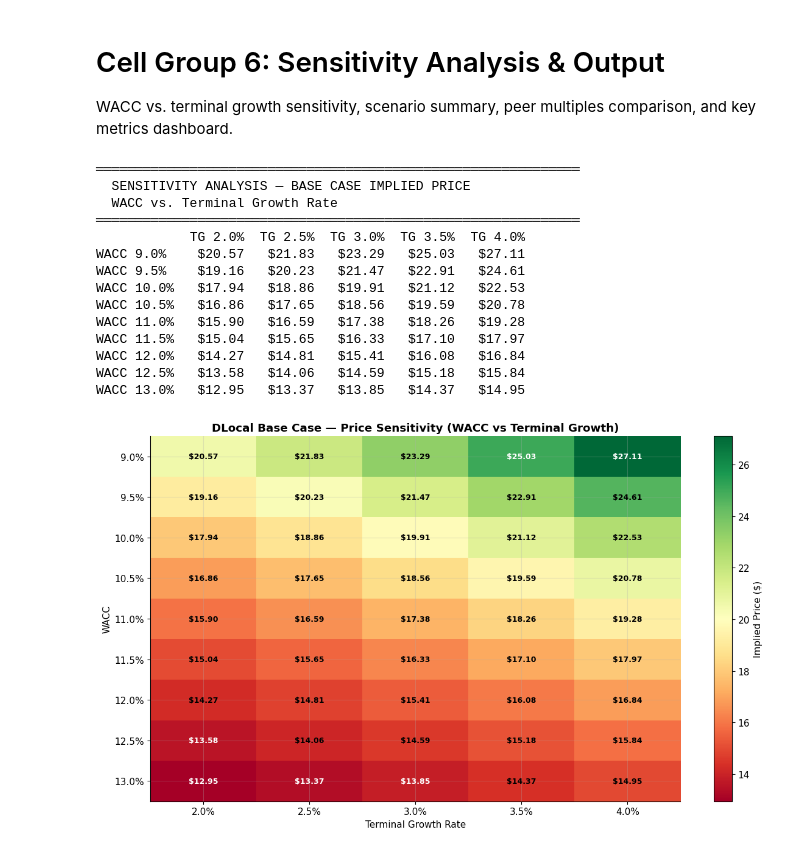
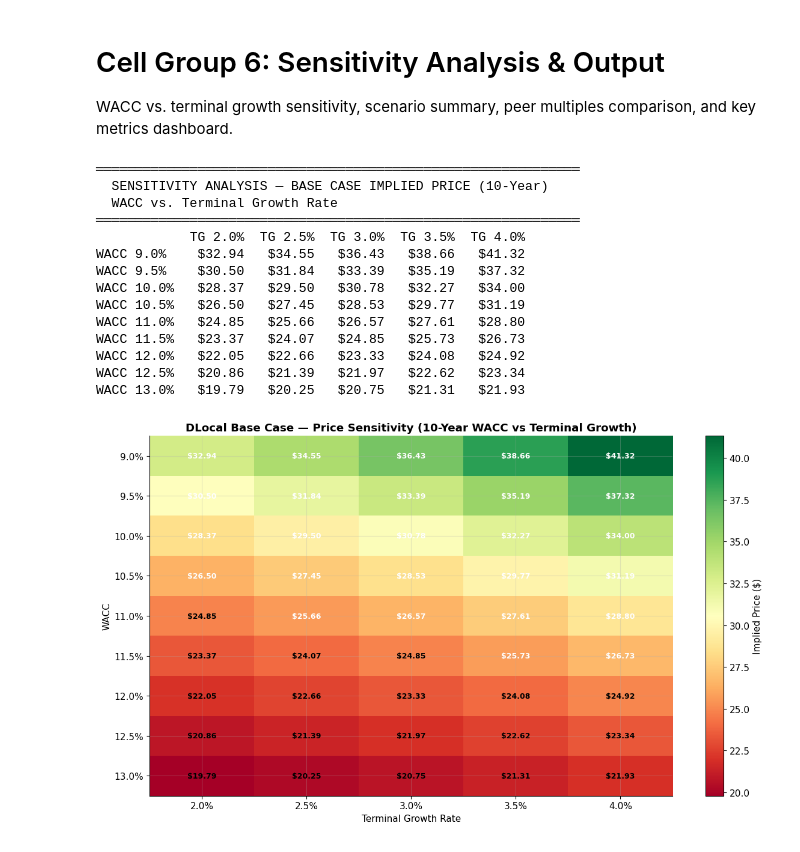
Before and after one commit to eyal-weiss/DLO-investment-analysis, a Jupyter notebook: dlo_financial_model.ipynb, the cells around one changed output. Saved outputs shown, nothing was run; the diff lists cells and outputs as text; code cells hidden in the pictures.

```diff
--- a/dlo_financial_model.ipynb
+++ b/dlo_financial_model.ipynb
@@ -336,9 +336,9 @@ geo_revenue['Pct_2024'] = geo_revenue['FY2024'] / geo_revenue['FY2024'].sum()
 # TPV by product type
 tpv_product = pd.DataFrame({
     'Year':       [2022,   2023,   2024,   2025],
-    'Pay_Ins_B':  [7.0,    12.8,   17.9,   26.6],
-    'Pay_Outs_B': [2.8,    4.9,    7.7,    11.4],
-    'Total_TPV_B':[9.8,    17.7,   25.6,   38.0],
+    'Pay_Ins_B':  [7.0,    12.8,   17.9,   28.6],
+    'Pay_Outs_B': [2.8,    4.9,    7.7,    12.2],
+    'Total_TPV_B':[9.8,    17.7,   25.6,   40.8],
 }).set_index('Year')
 
 tpv_product['PayIn_Pct'] = tpv_product['Pay_Ins_B'] / tpv_product['Total_TPV_B']
@@ -347,8 +347,8 @@ tpv_product['PayOut_Pct'] = tpv_product['Pay_Outs_B'] / tpv_product['Total_TPV_B
 # Flow type
 flow_type = pd.DataFrame({
     'Year':           [2022,  2023,  2024,  2025],
-    'Cross_Border_B': [5.5,   8.7,   11.9,  16.5],
-    'Local_Local_B':  [4.3,   9.0,   13.7,  21.5],
+    'Cross_Border_B': [5.5,   8.7,   11.9,  17.7],
+    'Local_Local_B':  [4.3,   9.0,   13.7,  23.1],
 }).set_index('Year')
 
 print('══════════════════════════════════════════════════════════')
@@ -1008,10 +1112,10 @@ for yr in proj_years:
     # Simplified CFO = NI + D&A + SBC + WC changes (assume flat)
     cfo = ni + da + sbc
     fcf = cfo - capex
-    buyback = min(50_000, fcf * 0.35)  # 35% of FCF to buybacks
+    dividend = p.loc[yr, 'Dividend_K'] if 'Dividend_K' in p.columns else fcf * 0.30
 
-    cash = prev_cash + fcf - buyback
-    equity = prev_equity + ni + sbc - buyback  # equity grows by NI + SBC - buybacks
+    cash = prev_cash + fcf - dividend
+    equity = prev_equity + ni + sbc - dividend  # equity grows by NI + SBC - dividends
 
     bs_proj.loc[yr, 'Cash'] = cash
     bs_proj.loc[yr, 'Total_Assets'] = cash + rev * 0.55  # rough proxy
@@ -1020,7 +1124,7 @@ for yr in proj_years:
     bs_proj.loc[yr, 'FCF'] = fcf
     bs_proj.loc[yr, 'CFO'] = cfo
     bs_proj.loc[yr, 'Capex'] = -capex
-    bs_proj.loc[yr, 'Buybacks'] = -buyback
+    bs_proj.loc[yr, 'Dividends'] = -dividend
 
     prev_cash = cash
     prev_equity = equity
@@ -1205,27 +1324,39 @@ for scenario in ['Bull', 'Base', 'Bear']:
 WACC vs. terminal growth sensitivity, scenario summary, peer multiples comparison, and key metrics dashboard.
 # %%
 # ============================================================
-# CELL GROUP 6: SENSITIVITY ANALYSIS
+# CELL GROUP 6: SENSITIVITY ANALYSIS (10-YEAR MODEL)
 # ============================================================
 
-def dcf_price(wacc, tg, fcfs, net_cash_k=333_000, shares_m=305):
+def dcf_price(wacc, tg, fcfs, net_cash_k=424_500, shares_m=305):
     """Quick DCF price calculation for sensitivity table."""
+    n_years = len(fcfs)
     pv_fcfs = sum(fcf / (1 + wacc) ** (i + 1) for i, fcf in enumerate(fcfs))
     terminal_fcf = fcfs[-1] * (1 + tg)
     tv = terminal_fcf / (wacc - tg)
-    pv_tv = tv / (1 + wacc) ** len(fcfs)
+    pv_tv = tv / (1 + wacc) ** n_years
     ev = pv_fcfs + pv_tv
     equity_value = ev + net_cash_k
     return equity_value / (shares_m * 1000)
 
-# Base case sensitivity
-base_fcfs = dcf_results['Base']['fcfs']
+# Build 10-year FCF list from both Phase 1 and Phase 2
+base_proj = projections['Base']
+base_fade = fade_projections['Base']
+base_fcfs = []
+for yr in list(base_proj.index) + list(base_fade.index):
+    df = base_proj if yr in base_proj.index else base_fade
+    ebitda = df.loc[yr, 'Adj_EBITDA']
+    taxes = ebitda * 0.15
+    capex = abs(df.loc[yr, 'Capex'])
+    wc_chg = df.loc[yr, 'Revenue'] * 0.01
+    base_fcfs.append(ebitda - taxes - capex - wc_chg)
+
+n_years = len(base_fcfs)  # 10
 
 wacc_range = [0.09, 0.095, 0.10, 0.105, 0.11, 0.115, 0.12, 0.125, 0.13]
 tg_range = [0.02, 0.025, 0.03, 0.035, 0.04]
 
 print('══════════════════════════════════════════════════════════════')
-print('  SENSITIVITY ANALYSIS — BASE CASE IMPLIED PRICE')
+print('  SENSITIVITY ANALYSIS — BASE CASE IMPLIED PRICE (10-Year)')
 print('  WACC vs. Terminal Growth Rate')
 print('══════════════════════════════════════════════════════════════')
 
@@ -1244,45 +1375,45 @@ for tg in tg_range:
 sens_df = pd.DataFrame(sens_data, index=[f'WACC {w:.1%}' for w in wacc_range])
 print(sens_df.to_string(float_format=lambda x: f'${x:.2f}'))
 
 # Heatmap
 fig, ax = plt.subplots(figsize=(12, 7))
 data = sens_df.values.astype(float)
 im = ax.imshow(data, cmap='RdYlGn', aspect='auto')
 ax.set_xticks(range(len(tg_range)))
 ax.set_xticklabels([f'{tg:.1%}' for tg in tg_range])
 ax.set_yticks(range(len(wacc_range)))
 ax.set_yticklabels([f'{w:.1%}' for w in wacc_range])
 ax.set_xlabel('Terminal Growth Rate')
 ax.set_ylabel('WACC')
-ax.set_title('DLocal Base Case — Price Sensitivity (WACC vs Terminal Growth)', fontweight='bold')
+ax.set_title('DLocal Base Case — Price Sensitivity (10-Year WACC vs Terminal Growth)', fontweight='bold')
 
 for i in range(len(wacc_range)):
     for j in range(len(tg_range)):
         val = data[i, j]
         if not np.isnan(val):
             color = 'white' if val < 14 or val > 25 else 'black'
             ax.text(j, i, f'${val:.2f}', ha='center', va='center',
                     fontsize=9, fontweight='bold', color=color)
 
 plt.colorbar(im, label='Implied Price ($)')
 plt.tight_layout()
 plt.show()
 # %% [output]
 ══════════════════════════════════════════════════════════════
-  SENSITIVITY ANALYSIS — BASE CASE IMPLIED PRICE
+  SENSITIVITY ANALYSIS — BASE CASE IMPLIED PRICE (10-Year)
   WACC vs. Terminal Growth Rate
 ══════════════════════════════════════════════════════════════
             TG 2.0%  TG 2.5%  TG 3.0%  TG 3.5%  TG 4.0%
-WACC 9.0%    $20.57   $21.83   $23.29   $25.03   $27.11
-WACC 9.5%    $19.16   $20.23   $21.47   $22.91   $24.61
-WACC 10.0%   $17.94   $18.86   $19.91   $21.12   $22.53
-WACC 10.5%   $16.86   $17.65   $18.56   $19.59   $20.78
-WACC 11.0%   $15.90   $16.59   $17.38   $18.26   $19.28
-WACC 11.5%   $15.04   $15.65   $16.33   $17.10   $17.97
-WACC 12.0%   $14.27   $14.81   $15.41   $16.08   $16.84
-WACC 12.5%   $13.58   $14.06   $14.59   $15.18   $15.84
-WACC 13.0%   $12.95   $13.37   $13.85   $14.37   $14.95
+WACC 9.0%    $32.94   $34.55   $36.43   $38.66   $41.32
+WACC 9.5%    $30.50   $31.84   $33.39   $35.19   $37.32
+WACC 10.0%   $28.37   $29.50   $30.78   $32.27   $34.00
+WACC 10.5%   $26.50   $27.45   $28.53   $29.77   $31.19
+WACC 11.0%   $24.85   $25.66   $26.57   $27.61   $28.80
+WACC 11.5%   $23.37   $24.07   $24.85   $25.73   $26.73
+WACC 12.0%   $22.05   $22.66   $23.33   $24.08   $24.92
+WACC 12.5%   $20.86   $21.39   $21.97   $22.62   $23.34
+WACC 13.0%   $19.79   $20.25   $20.75   $21.31   $21.93
-[figure, old version]
+[figure, new version]
 # %%
 # ── 2) Scenario Summary & Peer Comparison ────────────────────
 
```
Also changed, not shown: parts of 15 cells of this notebook, 5 other files.
